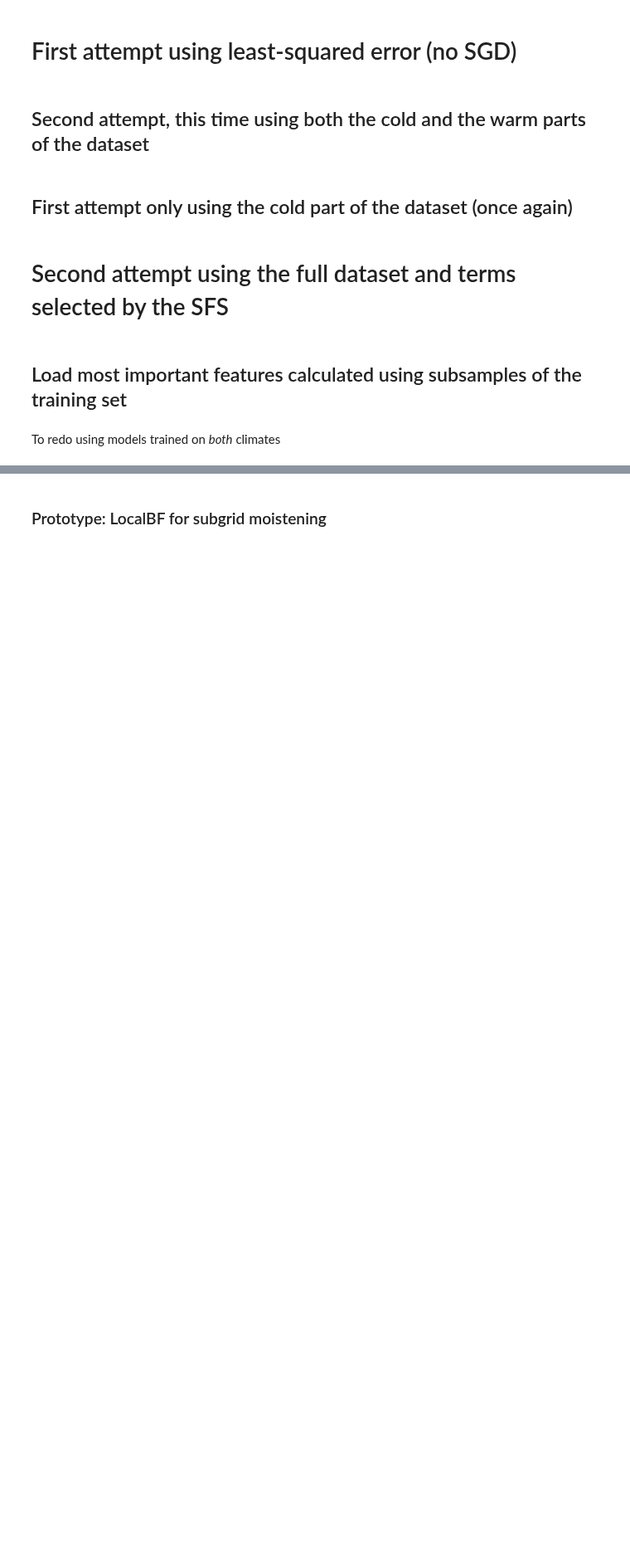
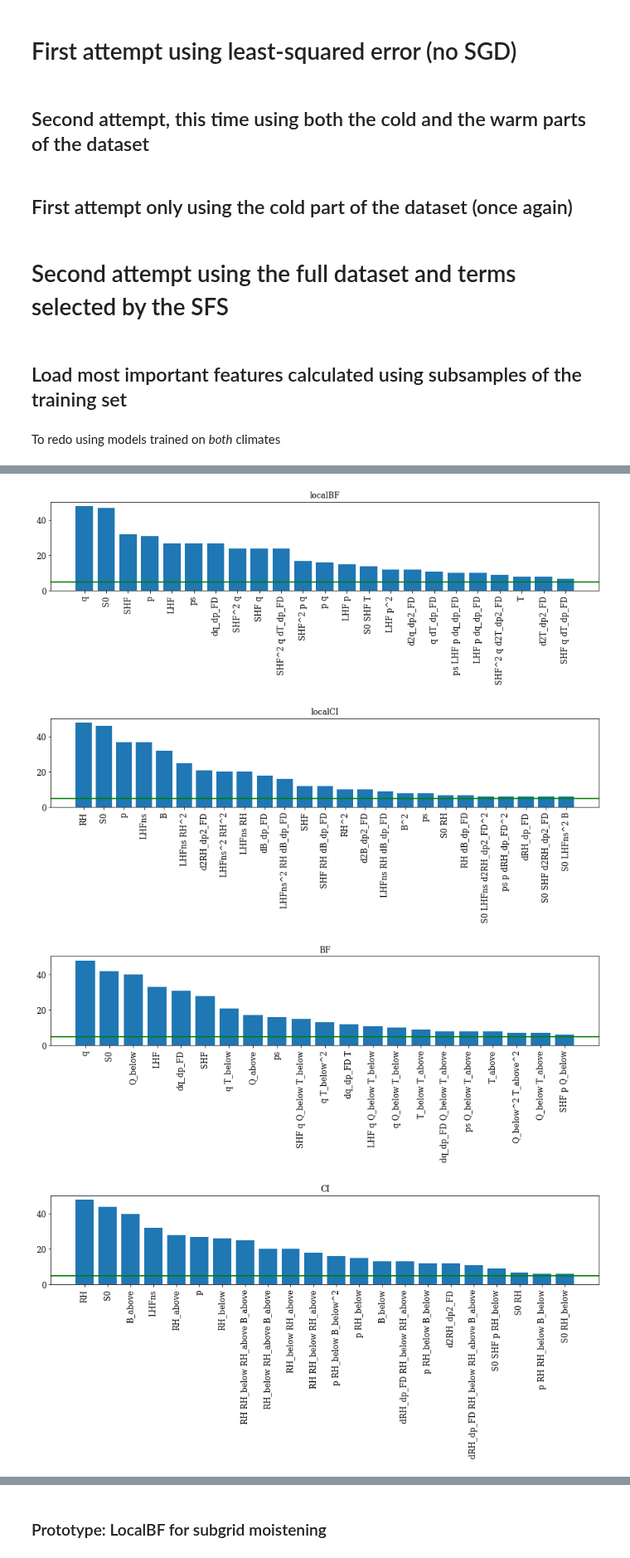
Before and after one commit to BradleyStanleyClamp/CBRAIN-CAM-MLINV, a Jupyter notebook: notebooks/tbeucler_devlog/096_Generalizing_Data_Generator_For_Equation_Discovery.ipynb, the cells around one changed output, grey strips where cells are left out. Shown at 83% size. Saved outputs shown, nothing was run; the diff lists cells and outputs as text; code cells hidden in the pictures; blank space fills up the shorter version.

```diff
--- a/notebooks/tbeucler_devlog/096_Generalizing_Data_Generator_For_Equation_Discovery.ipynb
+++ b/notebooks/tbeucler_devlog/096_Generalizing_Data_Generator_For_Equation_Discovery.ipynb
@@ -257,7 +257,7 @@ To redo using models trained on *both* climates
 # %%
 path_Poly = '/DFS-L/DATA/pritchard/tbeucler/SPCAM/SPCAM_PHYS/Polynomial_Fits/'
 # %%
-tmp = pickle.load(open(path_Poly+'2022_07_18_Terms_Count.pkl','rb'))
+tmp = pickle.load(open(path_Poly+'2022_07_22_Terms_Count.pkl','rb'))
 # %%
 termQ = tmp['Terms_Moisture']
 termT = tmp['Terms_Temperature']
@@ -268,11 +268,16 @@ Models = ['localBF','localCI','BF','CI']
 # %%
 term = termT
 
 for i in range(4):
     fig, ax = plt.subplots(1,1,figsize=(15,2.5))
-    plt.bar(term[Models[i]]['variables'][term[Models[i]]['count']>4],
-              term[Models[i]]['count'][term[Models[i]]['count']>4])
+    plt.bar(term[Models[i]]['variables'][term[Models[i]]['count']>5],
+              term[Models[i]]['count'][term[Models[i]]['count']>5])
     plt.axhline(y=5,color='g')
     plt.xticks(rotation=90);
     plt.xticks(fontsize=fz);
     plt.title(Models[i],fontsize=fz)
+# %% [output]
+[figure, added]
+[figure, added]
+[figure, added]
+[figure, added]
```
Also changed, not shown: parts of 45 cells of this notebook.
